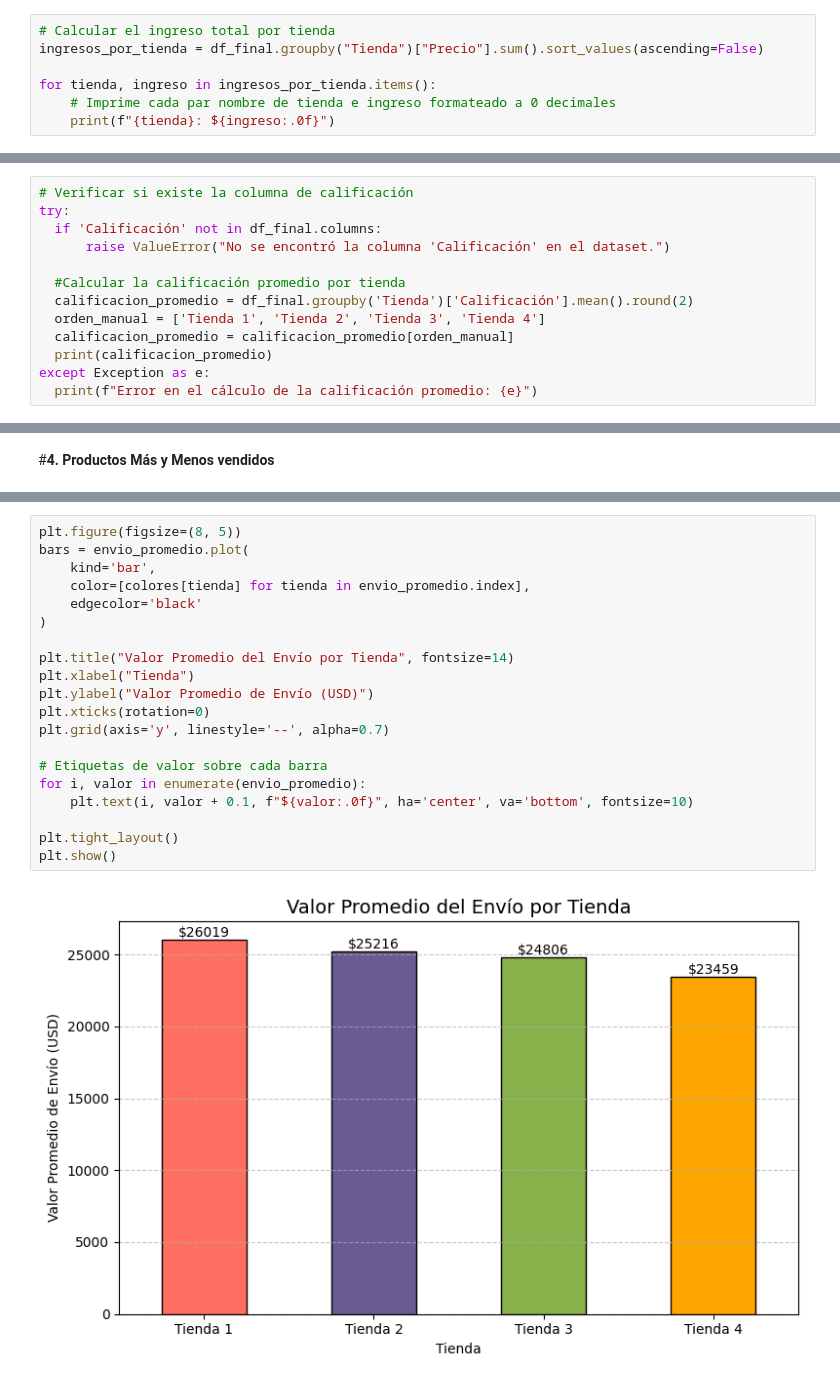
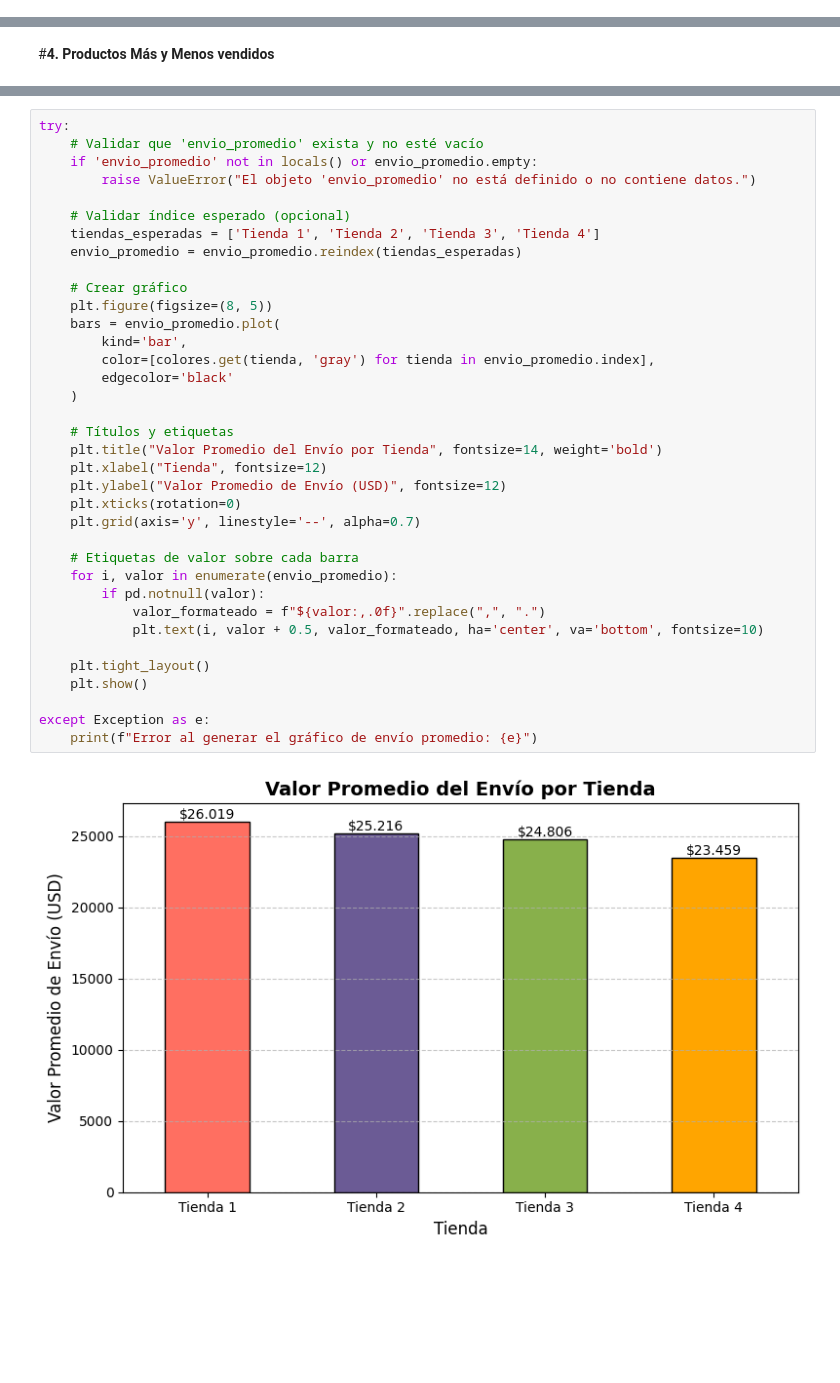
Before and after one commit to PamelaOrmeno/challenge-analisis-negocio, a Jupyter notebook: CH_AnalisisTienda.ipynb, the cells around one changed output, grey strips where cells are left out. Drawn from its saved outputs; the diff is of its cells as text; blank space fills up the shorter version.

```diff
--- a/CH_AnalisisTienda.ipynb
+++ b/CH_AnalisisTienda.ipynb
@@ -48,7 +0,0 @@ colores = {
-# %%
-# Calcular el ingreso total por tienda
-ingresos_por_tienda = df_final.groupby("Tienda")["Precio"].sum().sort_values(ascending=False)
-
-for tienda, ingreso in ingresos_por_tienda.items():
-    # Imprime cada par nombre de tienda e ingreso formateado a 0 decimales
-    print(f"{tienda}: ${ingreso:.0f}")
@@ -172,13 +0,0 @@ Este análisis aporta información clave para tomar decisiones comerciales más
-# %%
-# Verificar si existe la columna de calificación
-try:
-  if 'Calificación' not in df_final.columns:
-      raise ValueError("No se encontró la columna 'Calificación' en el dataset.")
-
-  #Calcular la calificación promedio por tienda
-  calificacion_promedio = df_final.groupby('Tienda')['Calificación'].mean().round(2)
-  orden_manual = ['Tienda 1', 'Tienda 2', 'Tienda 3', 'Tienda 4']
-  calificacion_promedio = calificacion_promedio[orden_manual]
-  print(calificacion_promedio)
-except Exception as e:
-  print(f"Error en el cálculo de la calificación promedio: {e}")
@@ -331,22 +583,38 @@ dtype: float64
 # %%
-plt.figure(figsize=(8, 5))
-bars = envio_promedio.plot(
-    kind='bar',
-    color=[colores[tienda] for tienda in envio_promedio.index],
-    edgecolor='black'
-)
+try:
+    # Validar que 'envio_promedio' exista y no esté vacío
+    if 'envio_promedio' not in locals() or envio_promedio.empty:
+        raise ValueError("El objeto 'envio_promedio' no está definido o no contiene datos.")
 
-plt.title("Valor Promedio del Envío por Tienda", fontsize=14)
-plt.xlabel("Tienda")
-plt.ylabel("Valor Promedio de Envío (USD)")
-plt.xticks(rotation=0)
-plt.grid(axis='y', linestyle='--', alpha=0.7)
+    # Validar índice esperado (opcional)
+    tiendas_esperadas = ['Tienda 1', 'Tienda 2', 'Tienda 3', 'Tienda 4']
+    envio_promedio = envio_promedio.reindex(tiendas_esperadas)
 
-# Etiquetas de valor sobre cada barra
-for i, valor in enumerate(envio_promedio):
-    plt.text(i, valor + 0.1, f"${valor:.0f}", ha='center', va='bottom', fontsize=10)
+    # Crear gráfico
+    plt.figure(figsize=(8, 5))
+    bars = envio_promedio.plot(
+        kind='bar',
+        color=[colores.get(tienda, 'gray') for tienda in envio_promedio.index],
+        edgecolor='black'
+    )
 
-plt.tight_layout()
-plt.show()
+    # Títulos y etiquetas
+    plt.title("Valor Promedio del Envío por Tienda", fontsize=14, weight='bold')
+    plt.xlabel("Tienda", fontsize=12)
+    plt.ylabel("Valor Promedio de Envío (USD)", fontsize=12)
+    plt.xticks(rotation=0)
+    plt.grid(axis='y', linestyle='--', alpha=0.7)
+
+    # Etiquetas de valor sobre cada barra
+    for i, valor in enumerate(envio_promedio):
+        if pd.notnull(valor):
+            valor_formateado = f"${valor:,.0f}".replace(",", ".")
+            plt.text(i, valor + 0.5, valor_formateado, ha='center', va='bottom', fontsize=10)
+
+    plt.tight_layout()
+    plt.show()
+
+except Exception as e:
+    print(f"Error al generar el gráfico de envío promedio: {e}")
 # %% [output]
-[figure, old version]
+[figure, new version]
```
Also changed, not shown: parts of 68 cells of this notebook, 1 other file.
